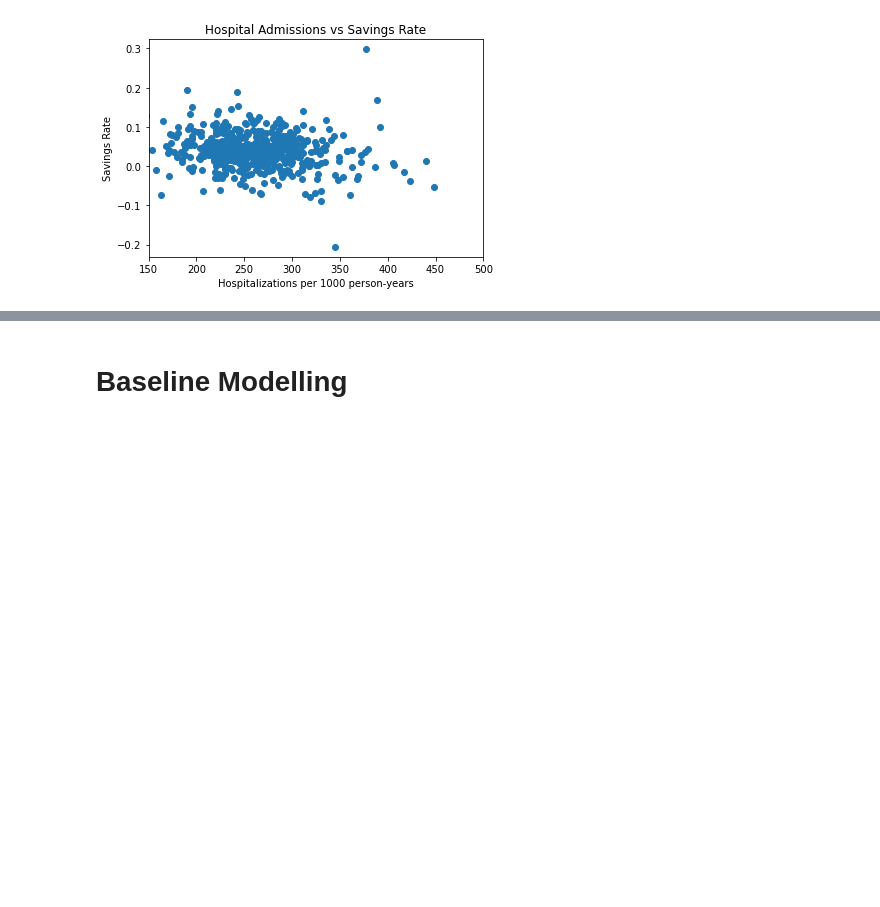
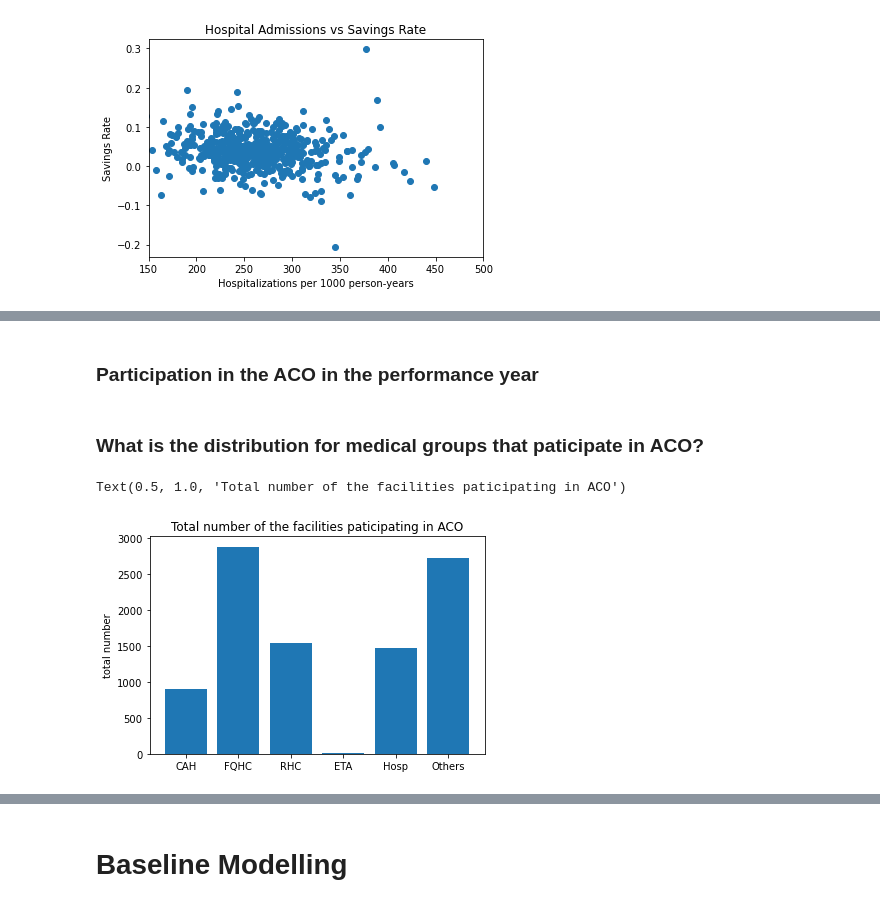
Before and after one commit to eshantewari/cs109-final-project, a Jupyter notebook: EDA.ipynb, the cells around one changed output, grey strips where cells are left out. Cells and saved outputs as stored; diff of their text form; code cells hidden in the pictures; blank space fills up the shorter version.

```diff
--- a/EDA.ipynb
+++ b/EDA.ipynb
@@ -276,0 +326,12 @@ Text(0.5, 1.0, 'Hospital Admissions vs Savings Rate')
+# %% [markdown]
+### Participation in the ACO in the performance year
+# %% [markdown]
+### What is the distribution for medical groups that paticipate in ACO?
+# %%
+x_group = data[['N_CAH', 'N_FQHC', 'N_RHC', 'N_ETA', 'N_Hosp', 'N_Fac_Other']].sum()
+plt.bar(['CAH', 'FQHC','RHC', 'ETA', 'Hosp', 'Others'], x_group)
+plt.ylabel('total number')
+plt.title('Total number of the facilities paticipating in ACO')
+# %% [output]
+Text(0.5, 1.0, 'Total number of the facilities paticipating in ACO')
+[figure, added]
```
Also changed, not shown: parts of 21 cells of this notebook, 2 other files.
